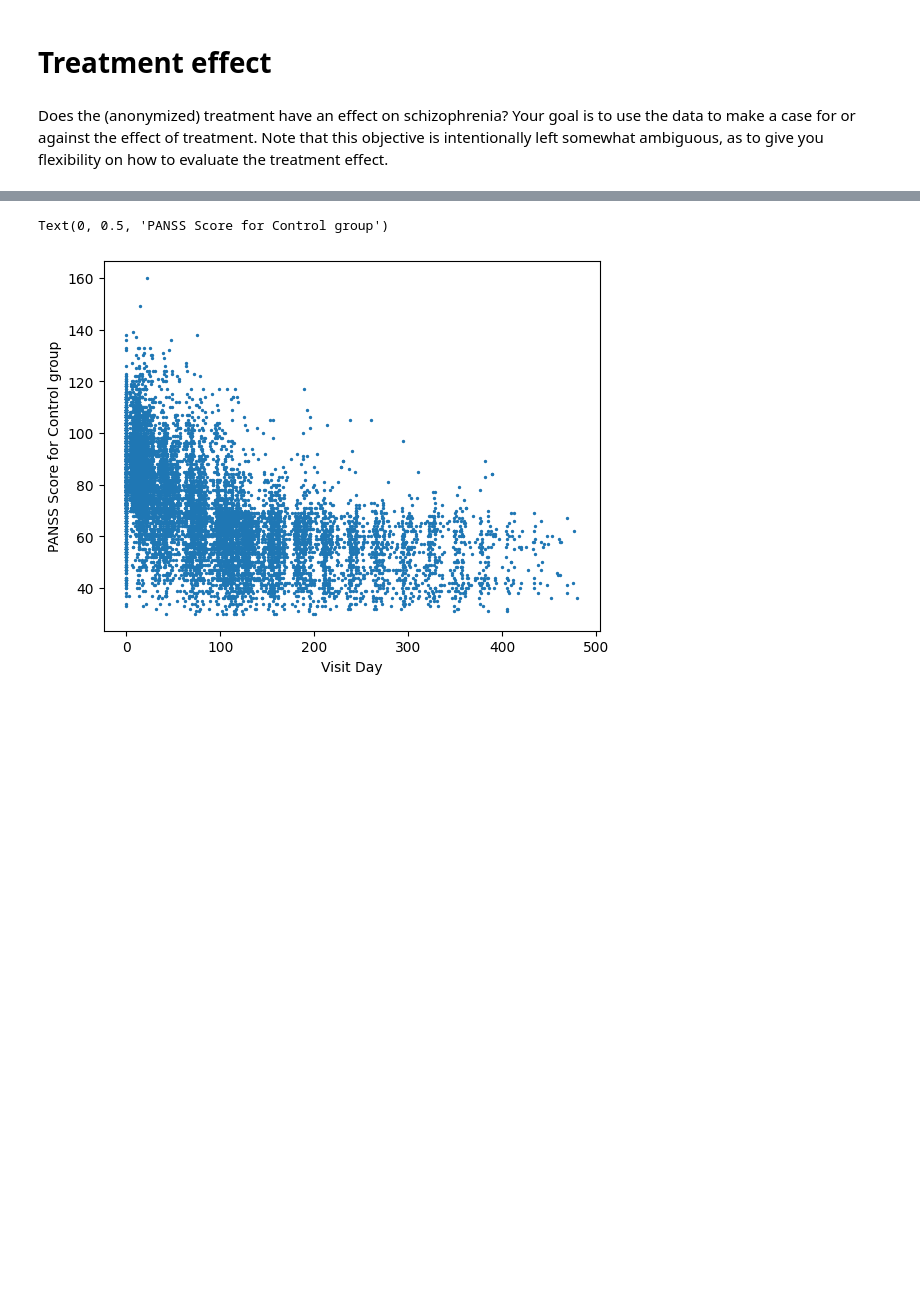
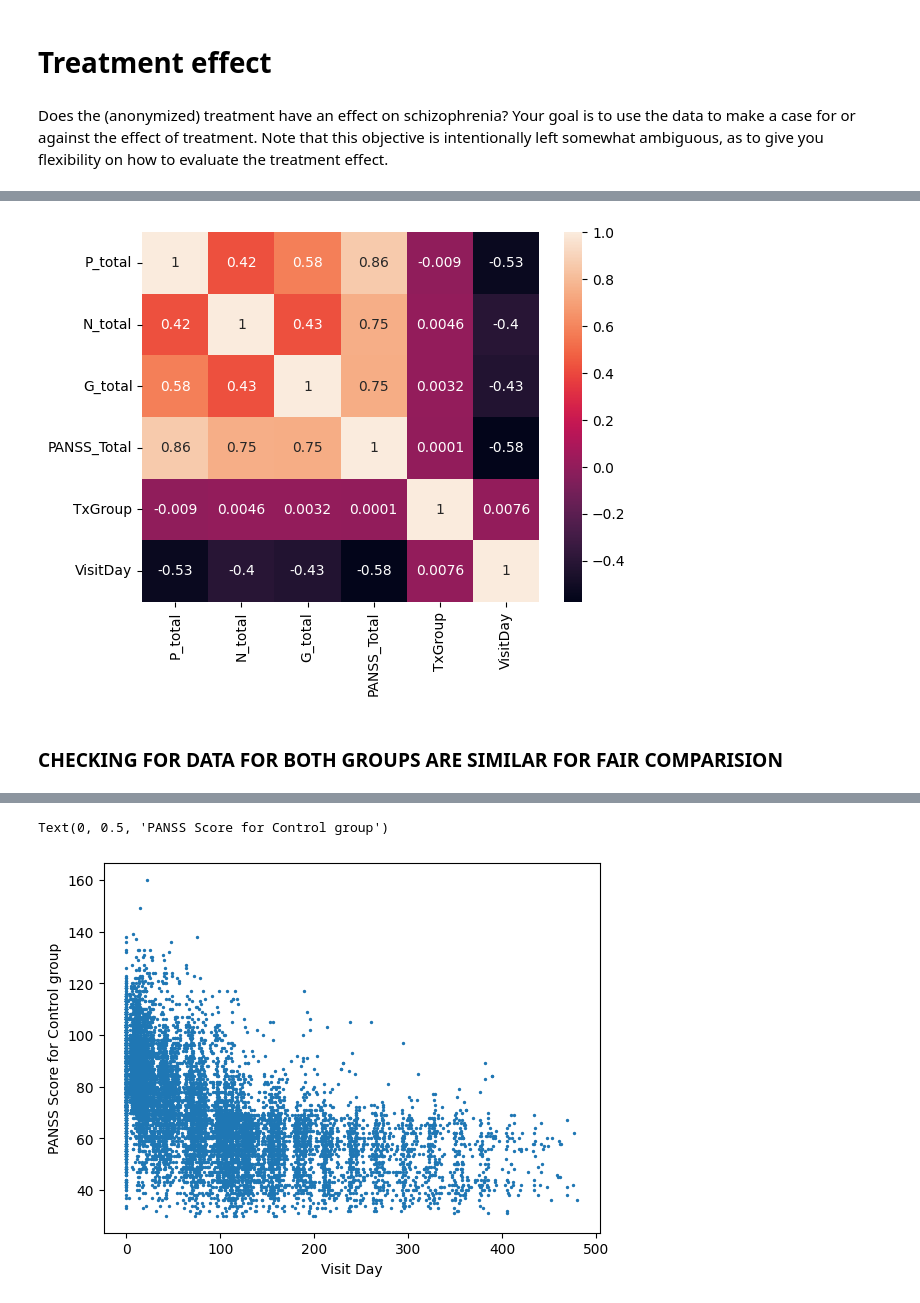
Before and after one commit to devulapallisai/dsa-project, a Jupyter notebook: Scripts/Treatment_effect_evaluation.ipynb, the cells around one changed output, grey strips where cells are left out. Cells and saved outputs as stored; diff of their text form; code cells hidden in the pictures; blank space fills up the shorter version.

```diff
--- a/Scripts/Treatment_effect_evaluation.ipynb
+++ b/Scripts/Treatment_effect_evaluation.ipynb
@@ -47,0 +74,9 @@ all_studies_treatment = all_studies[all_studies["TxGroup"]!="Control"]
+# %%
+ordinal_encoder = OrdinalEncoder()
+arr = np.array(all_studies["Country"]).reshape(-1,1)
+arr1 = np.array(all_studies["TxGroup"]).reshape(-1,1)
+encoded = ordinal_encoder.fit_transform(arr)
+encoded1 = ordinal_encoder.fit_transform(arr1)
+all_studies.loc[:,"Country"] = encoded
+all_studies.loc[:,"TxGroup"] = encoded1
+# encoding all text categorial attributes into numbers using OrdinalEncoder from scikit-learn
@@ -47,0 +162,9 @@ all_studies_treatment = all_studies[all_studies["TxGroup"]!="Control"]
+# %%
+import seaborn
+all_s = all_studies.loc[:,["P_total","N_total","G_total","PANSS_Total","TxGroup","VisitDay"]]
+corr = all_s.corr()
+heatmap = seaborn.heatmap(corr, annot = True)
+# %% [output]
+[figure, added]
+# %% [markdown]
+### CHECKING FOR DATA FOR BOTH GROUPS ARE SIMILAR FOR FAIR COMPARISION
```
Also changed, not shown: parts of 33 cells of this notebook, 1 other file.
